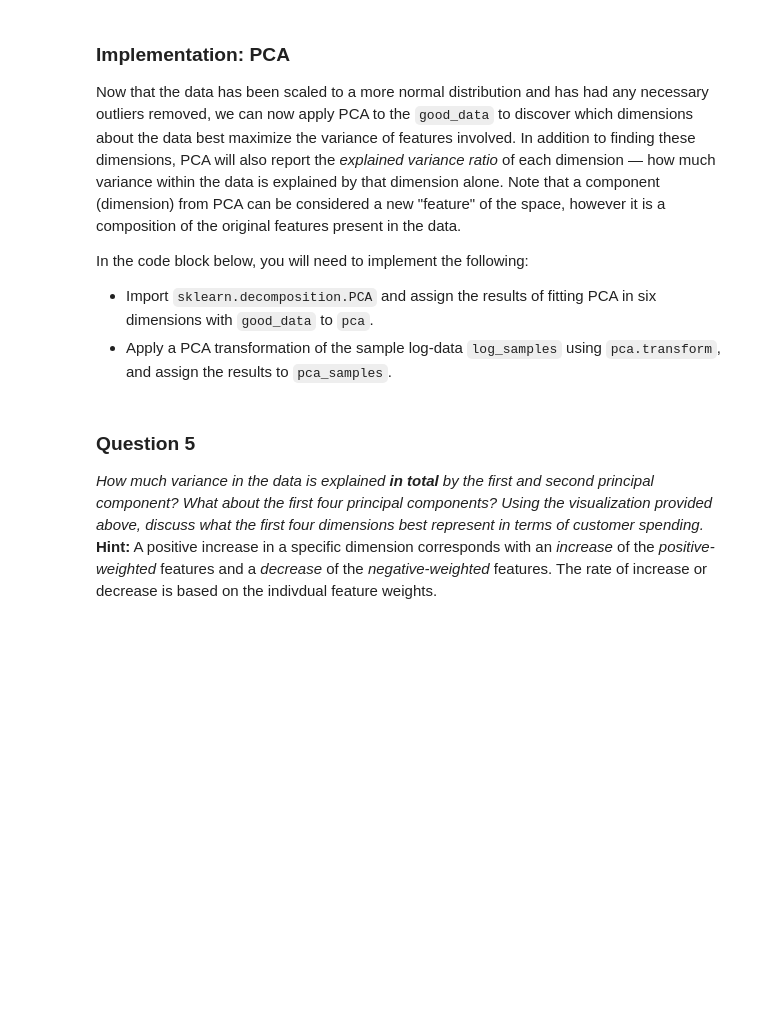
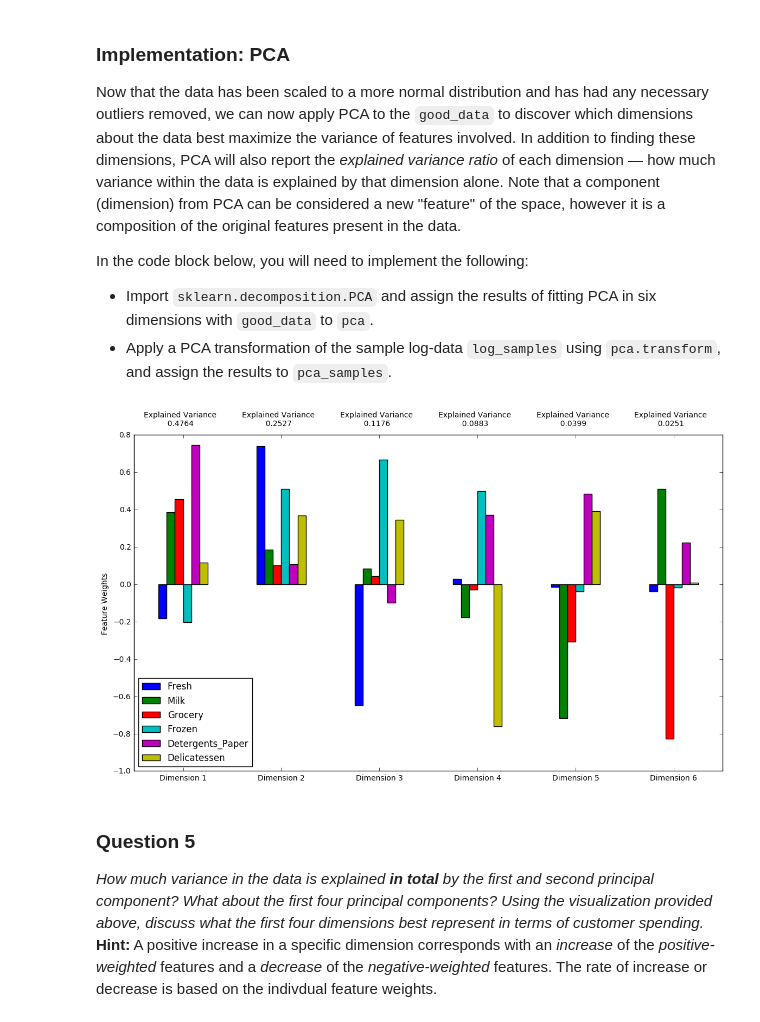
Before and after one commit to lambdaAgent/udacity_machine_learning, a Jupyter notebook: creating_customer_segments/customer_segments.ipynb, the cells around one changed output. Cells and saved outputs as stored; diff of their text form; code cells hidden in the pictures; blank space fills up the shorter version.

```diff
--- a/creating_customer_segments/customer_segments.ipynb
+++ b/creating_customer_segments/customer_segments.ipynb
@@ -164,24 +231,30 @@ In the code block below, you will need to implement the following:
 **NOTE:** If you choose to remove any outliers, ensure that the sample data does not contain any of these points!
 Once you have performed this implementation, the dataset will be stored in the variable `good_data`.
 # %%
+outlier = data.copy(deep=True)
+good_data = None
+
+def filter_by_index(dataframe, arr):
+    indices = dataframe.index.tolist()
+    return pd.DataFrame(dataframe.loc[arr], columns = dataframe.keys()).reset_index(drop = True)
+
 # For each feature find the data points with extreme high or low values
 for feature in log_data.keys():
 
     # TODO: Calculate Q1 (25th percentile of the data) for the given feature
-    Q1 = None
+    Q1 = np.percentile(log_data[feature], 25)
 
     # TODO: Calculate Q3 (75th percentile of the data) for the given feature
-    Q3 = None
+    Q3 = np.percentile(log_data[feature], 75)
 
     # TODO: Use the interquartile range to calculate an outlier step (1.5 times the interquartile range)
-    step = None
+    # Question for reviewer: why do we need to multiply by 1.5?
+    step = 1.5 * (Q3 - Q1)
 
     # Display the outliers
     print "Data points considered outliers for the feature '{}':".format(feature)
-    display(log_data[~((log_data[feature] >= Q1 - step) & (log_data[feature] <= Q3 + step))])
+    indeces = ~((log_data[feature] >= Q1 - step) & (log_data[feature] <= Q3 + step))
+    display(log_data[indeces])
 
-# OPTIONAL: Select the indices for data points you wish to remove
-outliers  = []
-
-# Remove the outliers, if any were specified
-good_data = log_data.drop(log_data.index[outliers]).reset_index(drop = True)
+    # Remove the outliers, if any were specified
+    good_data = log_data.drop(log_data.index[indeces]).reset_index(drop = True)
@@ -202,14 +344,19 @@ In the code block below, you will need to implement the following:
  - Import `sklearn.decomposition.PCA` and assign the results of fitting PCA in six dimensions with `good_data` to `pca`.
  - Apply a PCA transformation of the sample log-data `log_samples` using `pca.transform`, and assign the results to `pca_samples`.
 # %%
+from sklearn.decomposition import PCA
+
 # TODO: Apply PCA by fitting the good data with the same number of dimensions as features
-pca = None
+pca = PCA(n_components=6)
+pca.fit(good_data)
 
 # TODO: Transform the sample log-data using the PCA fit above
-pca_samples = None
+pca_samples = pca.transform(samples)
 
 # Generate PCA results plot
 pca_results = rs.pca_results(good_data, pca)
+# %% [output]
+[figure, added]
 # %% [markdown]
 ### Question 5
 *How much variance in the data is explained* ***in total*** *by the first and second principal component? What about the first four principal components? Using the visualization provided above, discuss what the first four dimensions best represent in terms of customer spending.*
```
Also changed, not shown: parts of 32 cells of this notebook, 2 other files.
